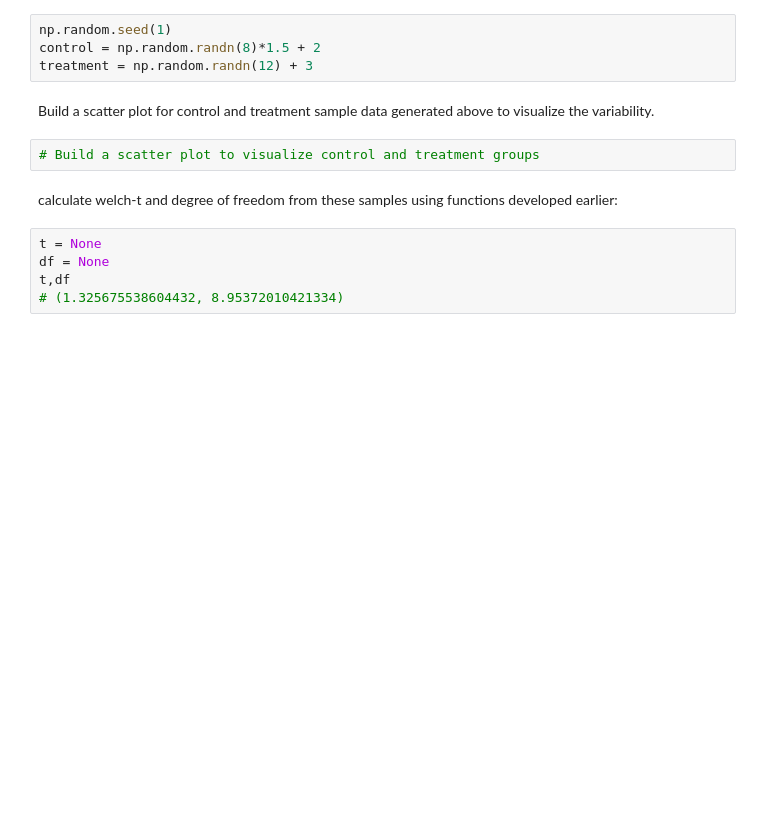
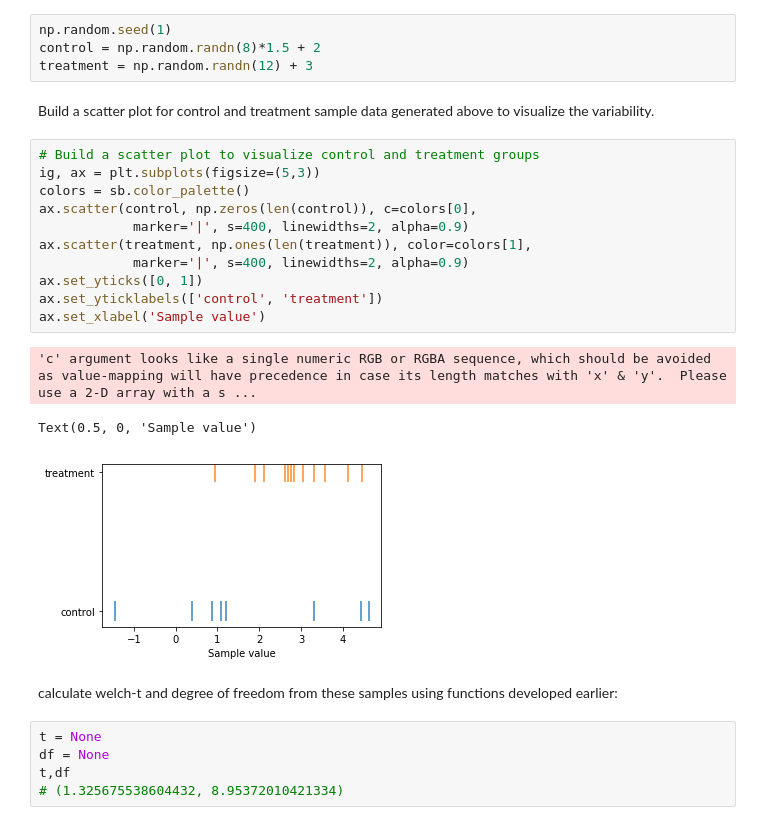
Before and after one commit to loisr/dsc-2-20-14-effect-size-p-values-and-power-lab-nyc-ds-career-012819, a Jupyter notebook: index.ipynb, the cells around one changed output. Saved outputs shown, nothing was run; the diff lists cells and outputs as text; blank space fills up the shorter version.

```diff
--- a/index.ipynb
+++ b/index.ipynb
@@ -244,8 +244,21 @@ control = np.random.randn(8)*1.5 + 2
 treatment = np.random.randn(12) + 3
 # %% [markdown]
 Build a scatter plot for control and treatment sample data generated above to visualize the variability.
-# %%
-# Build a scatter plot to visualize control and treatment groups
+# %%
+# Build a scatter plot to visualize control and treatment groups
+ig, ax = plt.subplots(figsize=(5,3))
+colors = sb.color_palette()
+ax.scatter(control, np.zeros(len(control)), c=colors[0],
+            marker='|', s=400, linewidths=2, alpha=0.9)
+ax.scatter(treatment, np.ones(len(treatment)), color=colors[1],
+            marker='|', s=400, linewidths=2, alpha=0.9)
+ax.set_yticks([0, 1])
+ax.set_yticklabels(['control', 'treatment'])
+ax.set_xlabel('Sample value')
+# %% [output]
+'c' argument looks like a single numeric RGB or RGBA sequence, which should be avoided as value-mapping will have precedence in case its length matches with 'x' & 'y'.  Please use a 2-D array with a s ...
+Text(0.5, 0, 'Sample value')
+[figure, added]
 # %% [markdown]
 calculate welch-t and degree of freedom from these samples using functions developed earlier:
 # %%
```
